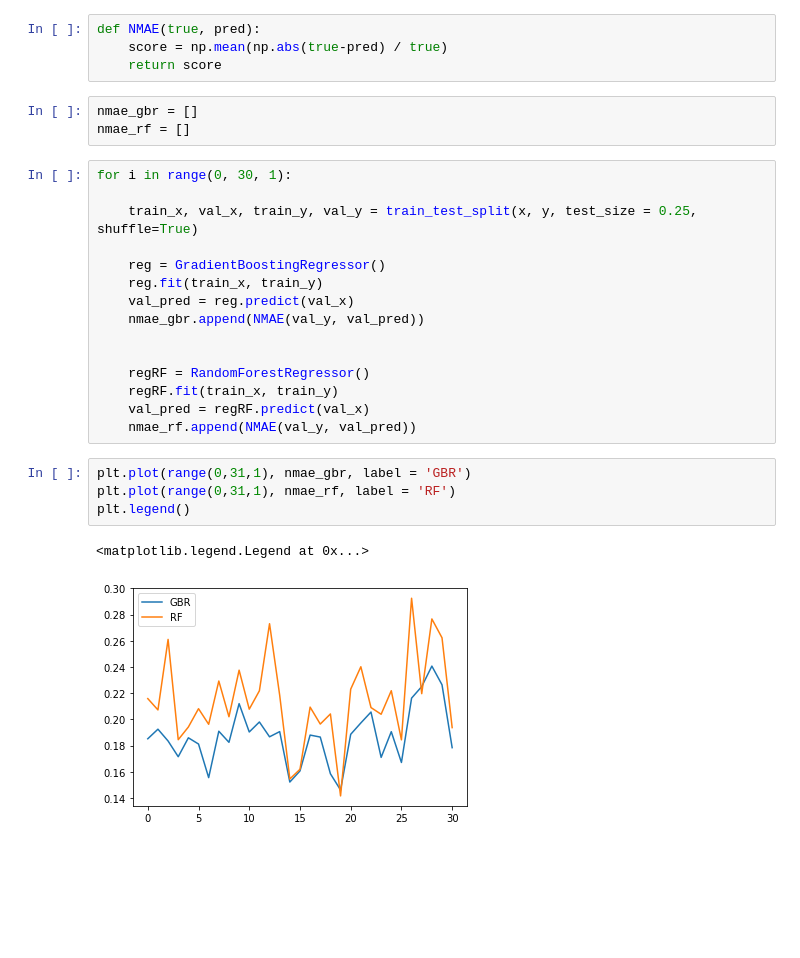
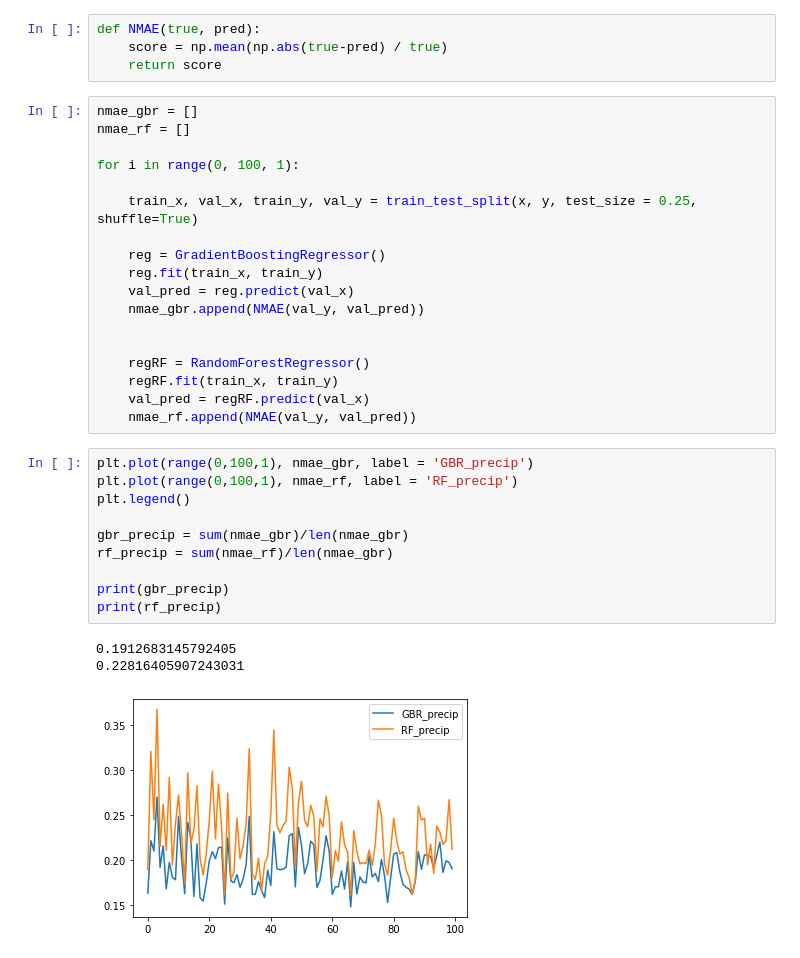
Before and after one commit to ParkJun-Yeong/2022DACON-bike, a Jupyter notebook: preprocessing_for_GBR.ipynb, the cells around one changed output. Cells and saved outputs as stored; diff of their text form; blank space fills up the shorter version.

```diff
--- a/preprocessing_for_GBR.ipynb
+++ b/preprocessing_for_GBR.ipynb
@@ -375,11 +371,11 @@ test_x = test_df.drop(['date'], axis = 1)
 def NMAE(true, pred):
     score = np.mean(np.abs(true-pred) / true)
     return score
-# %%
-nmae_gbr = []
-nmae_rf = []
 # %%
-for i in range(0, 30, 1):
+nmae_gbr = []
+nmae_rf = []
+
+for i in range(0, 100, 1):
 
     train_x, val_x, train_y, val_y = train_test_split(x, y, test_size = 0.25, shuffle=True)
 
@@ -394,9 +390,16 @@ for i in range(0, 30, 1):
     val_pred = regRF.predict(val_x)
     nmae_rf.append(NMAE(val_y, val_pred))
 # %%
-plt.plot(range(0,31,1), nmae_gbr, label = 'GBR')
-plt.plot(range(0,31,1), nmae_rf, label = 'RF')
+plt.plot(range(0,100,1), nmae_gbr, label = 'GBR_precip')
+plt.plot(range(0,100,1), nmae_rf, label = 'RF_precip')
 plt.legend()
+
+gbr_precip = sum(nmae_gbr)/len(nmae_gbr)
+rf_precip = sum(nmae_rf)/len(nmae_gbr)
+
+print(gbr_precip)
+print(rf_precip)
 # %% [output]
-<matplotlib.legend.Legend at 0x...>
+0.1912683145792405
+0.22816405907243031
-[figure, old version]
+[figure, new version]
```
Also changed, not shown: parts of 13 cells of this notebook, 7 other files.
